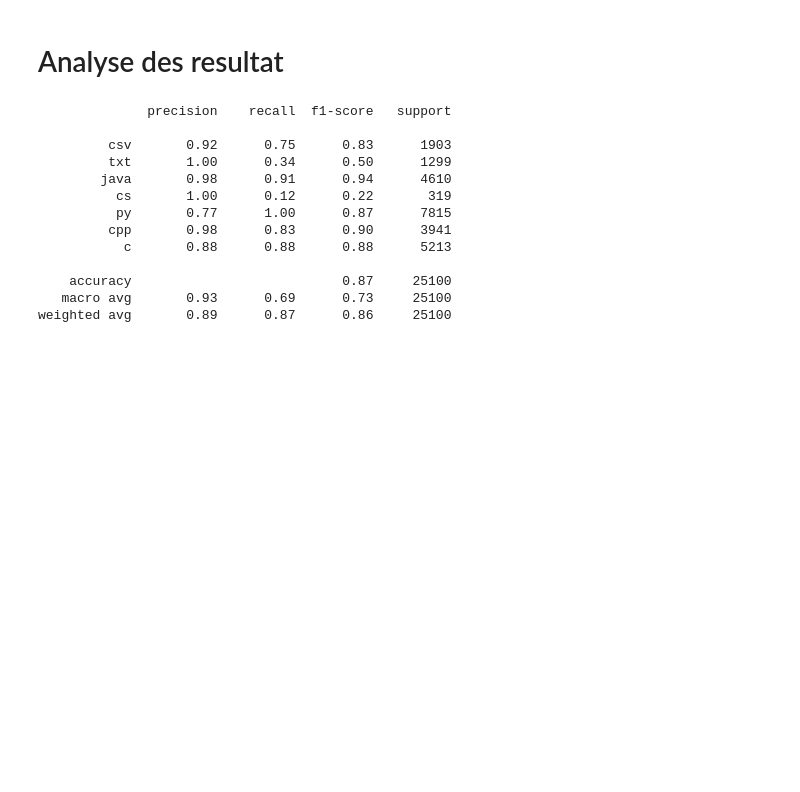
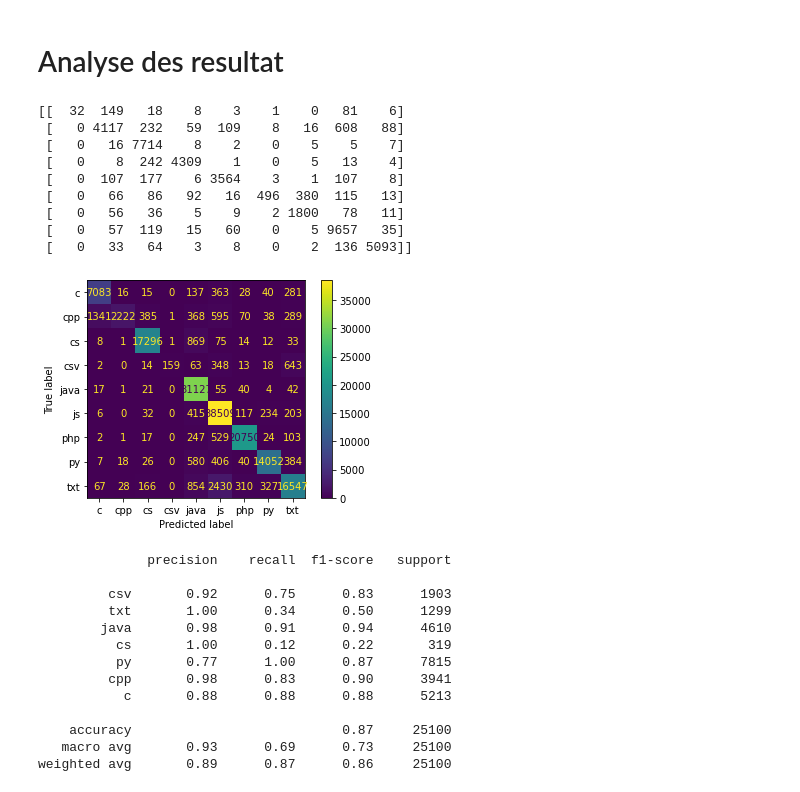
Before and after one commit to kilca/AI-CodingLanguage-Recognition, a Jupyter notebook: IAPA-Projet.ipynb, the cells around one changed output. Cells and saved outputs as stored; diff of their text form; code cells hidden in the pictures; blank space fills up the shorter version.

```diff
--- a/IAPA-Projet.ipynb
+++ b/IAPA-Projet.ipynb
@@ -263,3 +271,22 @@ print(clf.score(valid["content"],valid["lang"]))
+# %%
+# Matrice de confusion
+y_true = valid["lang"]
+y_pred = clf.predict(valid["content"])
+print(confusion_matrix(y_true, y_pred, labels=lang))
+plot_confusion_matrix(clf, train["content"], train["lang"])
+plt.show()
+#Todo accuracy test
+# %% [output]
+[[  32  149   18    8    3    1    0   81    6]
+ [   0 4117  232   59  109    8   16  608   88]
+ [   0   16 7714    8    2    0    5    5    7]
+ [   0    8  242 4309    1    0    5   13    4]
+ [   0  107  177    6 3564    3    1  107    8]
+ [   0   66   86   92   16  496  380  115   13]
+ [   0   56   36    5    9    2 1800   78   11]
+ [   0   57  119   15   60    0    5 9657   35]
+ [   0   33   64    3    8    0    2  136 5093]]
+[figure, added]
 # %%
 y_true =  valid["lang"]
 y_pred = clf.predict(valid["content"])
```
Also changed, not shown: parts of 5 cells of this notebook.
